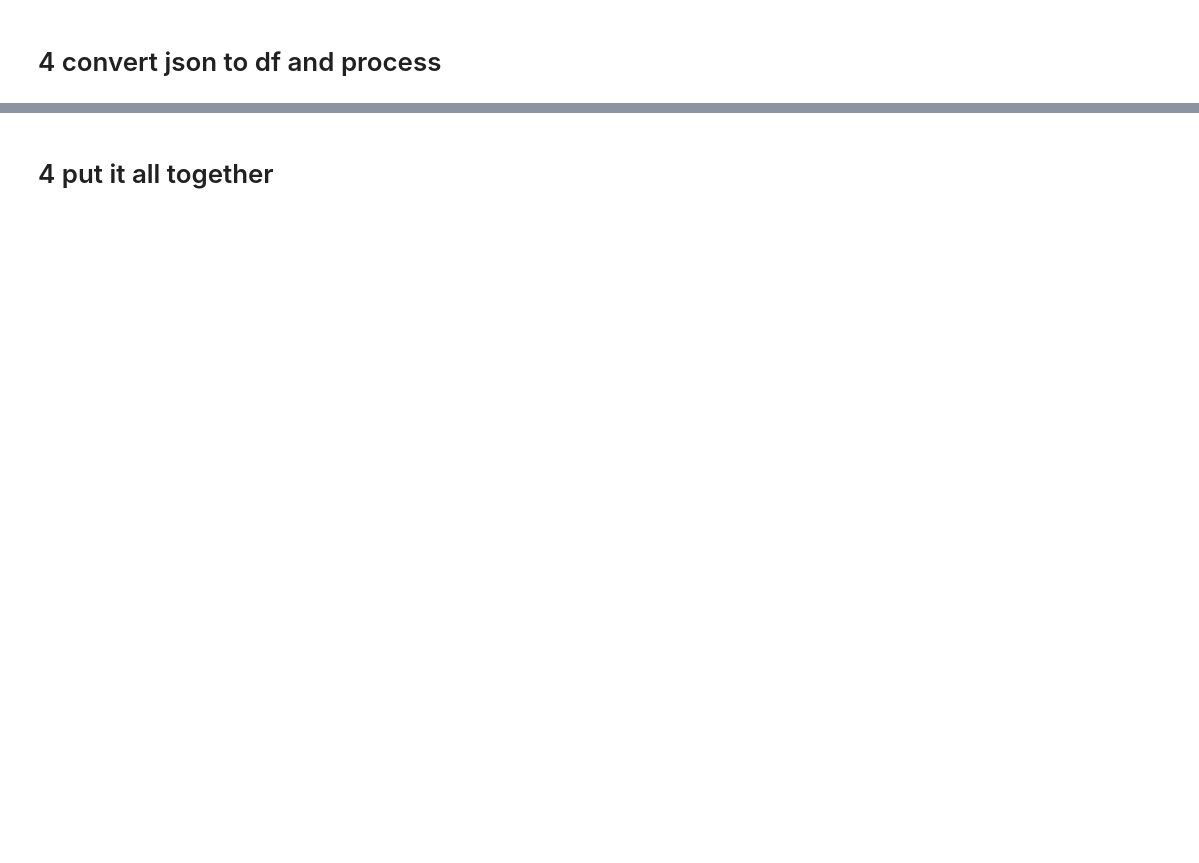
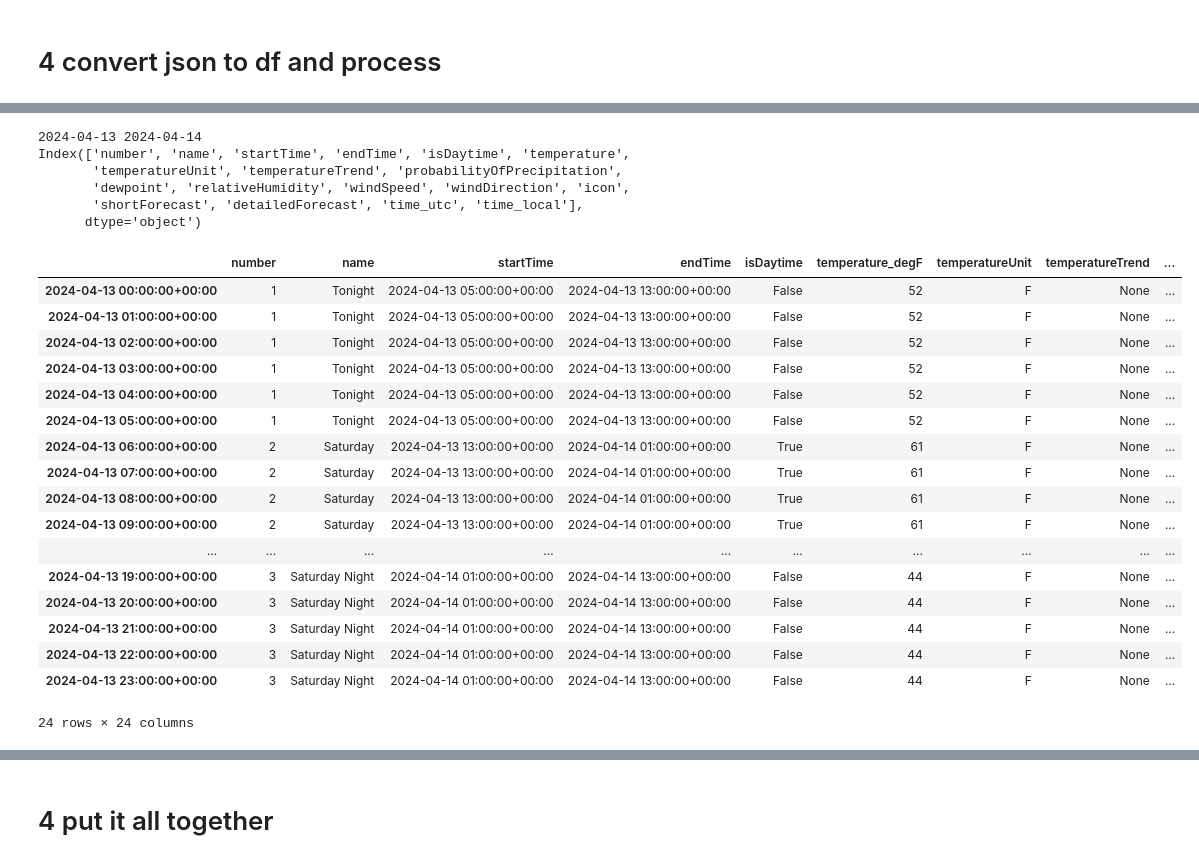
Before and after one commit to denny-lehman/ev_charging, a Jupyter notebook: data/future_weather.ipynb, the cells around one changed output, grey strips where cells are left out. Saved outputs shown, nothing was run; the diff lists cells and outputs as text; code cells hidden in the pictures; blank space fills up the shorter version.

```diff
--- a/data/future_weather.ipynb
+++ b/data/future_weather.ipynb
@@ -126,8 +167,8 @@ def get_raw_weather_forecast(office, gridX, gridY):
 # %%
 #forecast_7day_hourly
 # %%
-ct_forecast = get_weather_forecast(ct_grid, ct_grid_x, ct_grid_y)
-ct_forecast.keys()
+today = get_weather_forecast(ct_grid, ct_grid_x, ct_grid_y)
+today.keys()
 # %% [output]
 https://api.weather.gov/gridpoints/LOX/160,48/forecast
 dict_keys(['@context', 'type', 'geometry', 'properties'])
@@ -161,0 +197,9 @@ ct_forecast_df.head()
+# %%
+def create_forecast_df(json_forecast):
+    forecast = json_forecast['properties']['periods']
+    forecast_df = pd.DataFrame(forecast)
+    forecast_df['startTime'] = pd.to_datetime(forecast_df['startTime'], utc=True)
+    forecast_df['endTime'] = pd.to_datetime(forecast_df['endTime'], utc=True)
+    return forecast_df
+
+today_weather_df = create_forecast_df(today)
@@ -162,3 +230,62 @@ ct_forecast_df.head()
+# %%
+def convert_today_weather_to_hourly(half_day_df):
+    """convert the half day dataframe and expand it to each hour of the forecast
+
+    > half_day = get_weather_forecast(ct_grid, ct_grid_x, ct_grid_y)
+    > full_day = convert_today_weather_to_hourly(half_day)
+    > full_day.colums
+    > ['temperature', 'dewpoint', 'windSpeed', 'relativeHumidity',
+       'probabilityOfPrecipitation', 'time_utc', 'time_local']
+
+    """
+    start_date = half_day_df['startTime'].min().date()
+    end_date = start_date + pd.Timedelta("1d")
+    print(start_date, end_date)
+    df = pd.DataFrame(index=pd.date_range(start_date, end_date, inclusive='both', freq='h', tz=0),
+                      columns=half_day_df.columns.tolist())
+    df['time_utc'] = df.index
+    df['time_local'] = df.index.tz_convert('US/Pacific')
+    i = 0
+    # for each hour in the 24 hour day
+    for j in range(len(df)):
+        # for each hour, apply the 6 hour forecast to that period
+
+        # get the latest forecast
+        if half_day_df.loc[i, 'startTime'] < df.index[j]:
+            i += 1
+        # apply the forecast in row i to the hourly in row j
+        df.loc[pd.to_datetime(df.index)[j], :] = half_day_df.loc[i, :]
+    print(df.columns)
+    df = convert_weather_values(df)
+
+    return df.iloc[:24] # return only the 24 hour period
+
+convert_today_weather_to_hourly(today_weather_df)
+# %% [output]
+2024-04-13 2024-04-14
+Index(['number', 'name', 'startTime', 'endTime', 'isDaytime', 'temperature',
+       'temperatureUnit', 'temperatureTrend', 'probabilityOfPrecipitation',
+       'dewpoint', 'relativeHumidity', 'windSpeed', 'windDirection', 'icon',
+       'shortForecast', 'detailedForecast', 'time_utc', 'time_local'],
+      dtype='object')
+|  | number | name | startTime | endTime | isDaytime | temperature_degF | temperatureUnit | temperatureTrend | ... |
+| 2024-04-13 00:00:00+00:00 | 1 | Tonight | 2024-04-13 05:00:00+00:00 | 2024-04-13 13:00:00+00:00 | False | 52 | F | None | ... |
+| 2024-04-13 01:00:00+00:00 | 1 | Tonight | 2024-04-13 05:00:00+00:00 | 2024-04-13 13:00:00+00:00 | False | 52 | F | None | ... |
+| 2024-04-13 02:00:00+00:00 | 1 | Tonight | 2024-04-13 05:00:00+00:00 | 2024-04-13 13:00:00+00:00 | False | 52 | F | None | ... |
+| 2024-04-13 03:00:00+00:00 | 1 | Tonight | 2024-04-13 05:00:00+00:00 | 2024-04-13 13:00:00+00:00 | False | 52 | F | None | ... |
+| 2024-04-13 04:00:00+00:00 | 1 | Tonight | 2024-04-13 05:00:00+00:00 | 2024-04-13 13:00:00+00:00 | False | 52 | F | None | ... |
+| 2024-04-13 05:00:00+00:00 | 1 | Tonight | 2024-04-13 05:00:00+00:00 | 2024-04-13 13:00:00+00:00 | False | 52 | F | None | ... |
+| 2024-04-13 06:00:00+00:00 | 2 | Saturday | 2024-04-13 13:00:00+00:00 | 2024-04-14 01:00:00+00:00 | True | 61 | F | None | ... |
+| 2024-04-13 07:00:00+00:00 | 2 | Saturday | 2024-04-13 13:00:00+00:00 | 2024-04-14 01:00:00+00:00 | True | 61 | F | None | ... |
+| 2024-04-13 08:00:00+00:00 | 2 | Saturday | 2024-04-13 13:00:00+00:00 | 2024-04-14 01:00:00+00:00 | True | 61 | F | None | ... |
+| 2024-04-13 09:00:00+00:00 | 2 | Saturday | 2024-04-13 13:00:00+00:00 | 2024-04-14 01:00:00+00:00 | True | 61 | F | None | ... |
+| ... | ... | ... | ... | ... | ... | ... | ... | ... | ... |
+| 2024-04-13 19:00:00+00:00 | 3 | Saturday Night | 2024-04-14 01:00:00+00:00 | 2024-04-14 13:00:00+00:00 | False | 44 | F | None | ... |
+| 2024-04-13 20:00:00+00:00 | 3 | Saturday Night | 2024-04-14 01:00:00+00:00 | 2024-04-14 13:00:00+00:00 | False | 44 | F | None | ... |
+| 2024-04-13 21:00:00+00:00 | 3 | Saturday Night | 2024-04-14 01:00:00+00:00 | 2024-04-14 13:00:00+00:00 | False | 44 | F | None | ... |
+| 2024-04-13 22:00:00+00:00 | 3 | Saturday Night | 2024-04-14 01:00:00+00:00 | 2024-04-14 13:00:00+00:00 | False | 44 | F | None | ... |
+| 2024-04-13 23:00:00+00:00 | 3 | Saturday Night | 2024-04-14 01:00:00+00:00 | 2024-04-14 13:00:00+00:00 | False | 44 | F | None | ... |
+24 rows × 24 columns
 # %%
 ct_hourly_forecast = get_hourly_weather_forecast(ct_grid, ct_grid_x, ct_grid_y)
 ct_hourly_forecast['properties']
```
Also changed, not shown: parts of 22 cells of this notebook, 1 other file.
